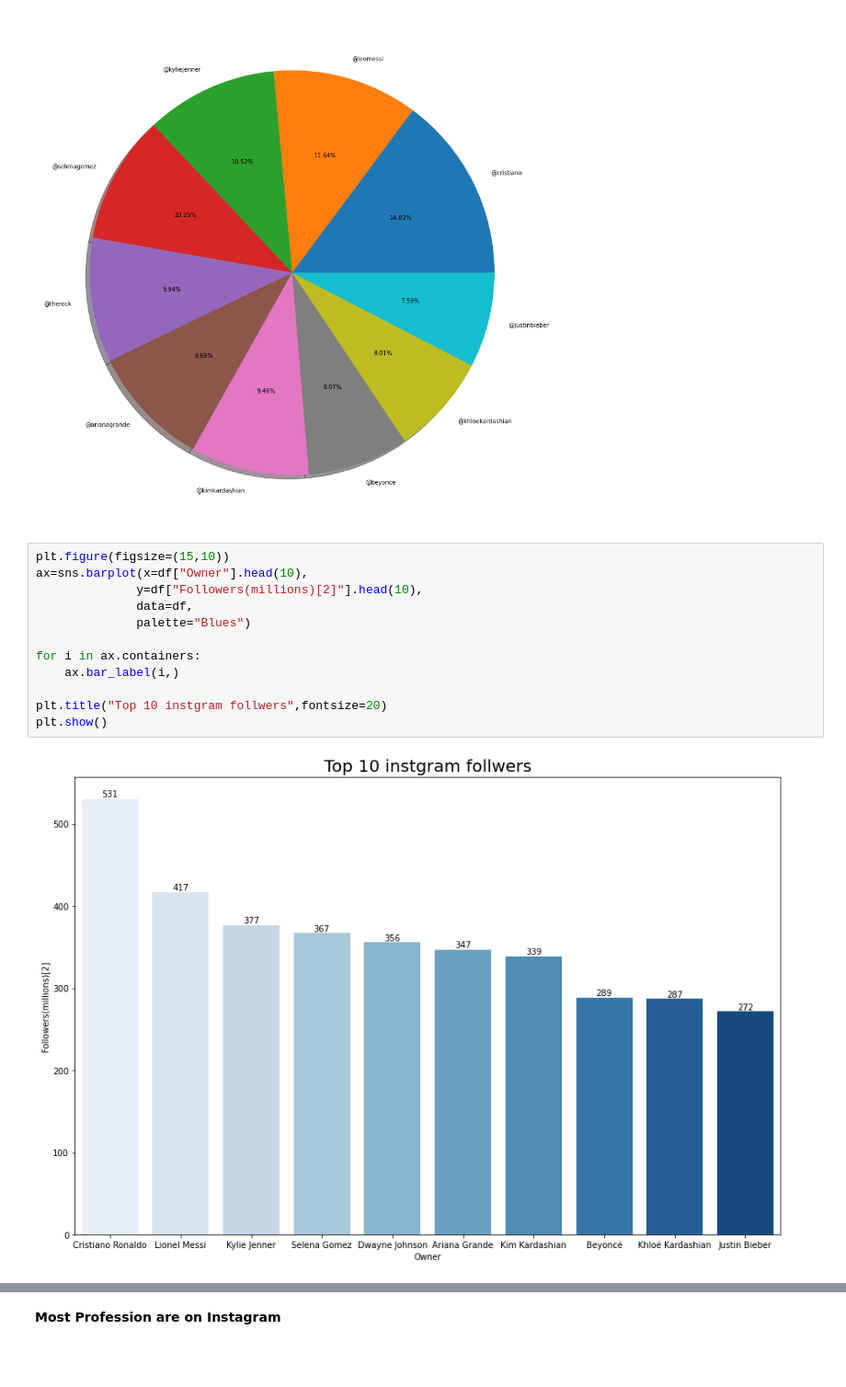
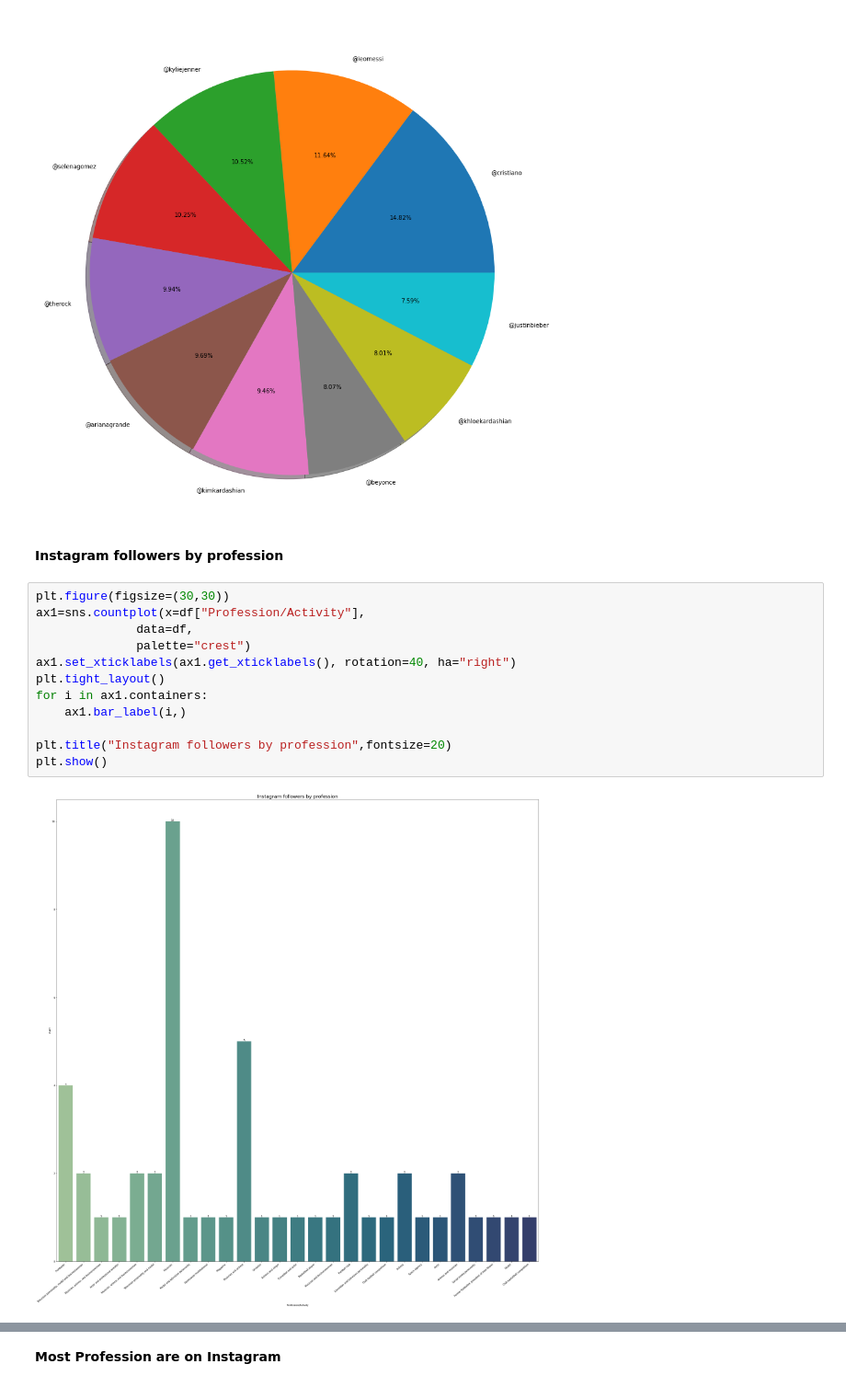
Before and after one commit to jarvis86/machine-learning, a Jupyter notebook: instagram1.ipynb, the cells around one changed output, grey strips where cells are left out. Shown: that part at 92% size. Cells and saved outputs as stored; diff of their text form; blank space fills up the shorter version.

Commit message:
Kaggle Notebook | instagram | Version 11

```diff
--- a/instagram1.ipynb
+++ b/instagram1.ipynb
@@ -73,17 +73,19 @@ plt.pie(df['Followers(millions)[2]'].head(10),shadow = True, labels=df["Username
 plt.show()
 # %% [output]
 [figure]
+# %% [markdown]
+**Instagram followers by profession**
 # %%
-plt.figure(figsize=(15,10))
-ax=sns.barplot(x=df["Owner"].head(10),
-              y=df["Followers(millions)[2]"].head(10),
+plt.figure(figsize=(30,30))
+ax1=sns.countplot(x=df["Profession/Activity"],
               data=df,
-              palette="Blues")
+              palette="crest")
+ax1.set_xticklabels(ax1.get_xticklabels(), rotation=40, ha="right")
+plt.tight_layout()
+for i in ax1.containers:
+    ax1.bar_label(i,)
 
-for i in ax.containers:
-    ax.bar_label(i,)
-
-plt.title("Top 10 instgram follwers",fontsize=20)
+plt.title("Instagram followers by profession",fontsize=20)
 plt.show()
 # %% [output]
-[figure, old version]
+[figure, new version]
```
Also changed, not shown: parts of 6 cells of this notebook.
